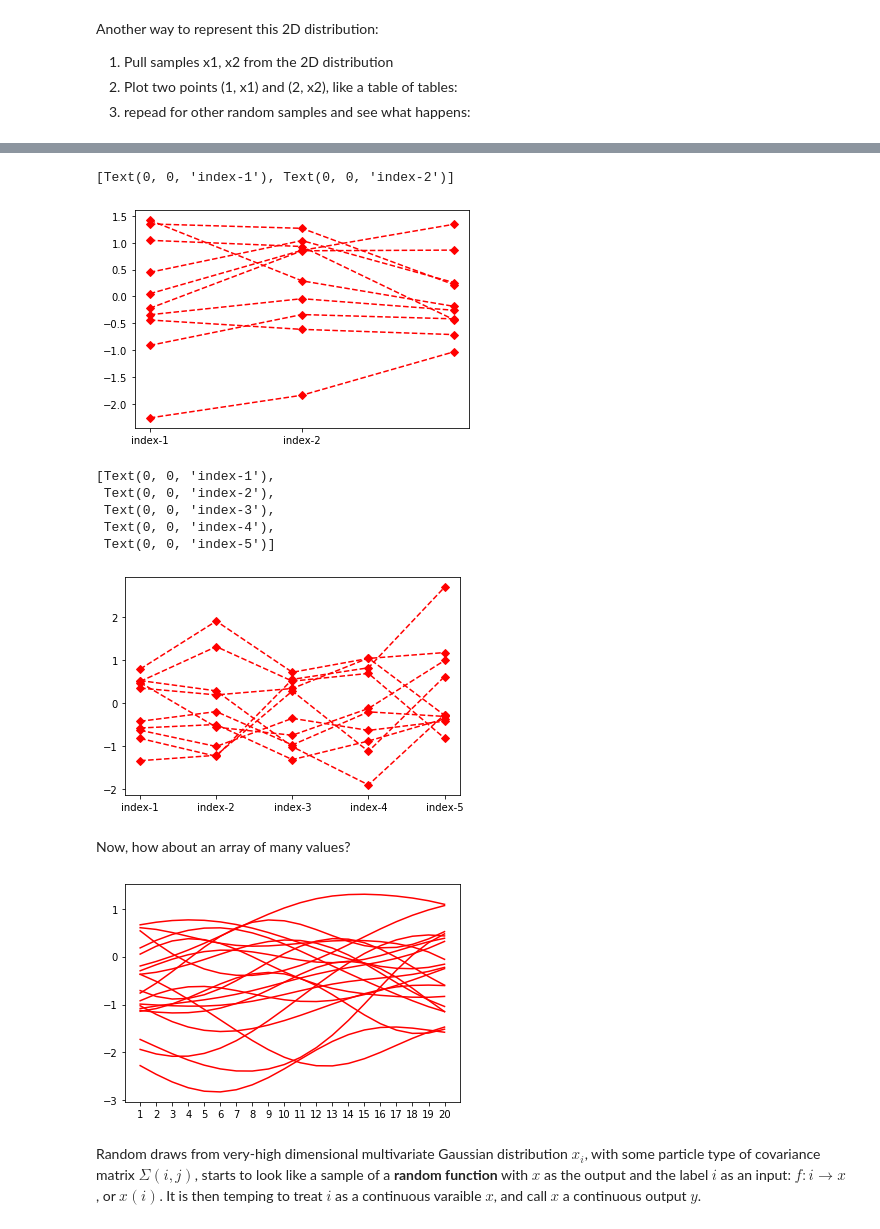
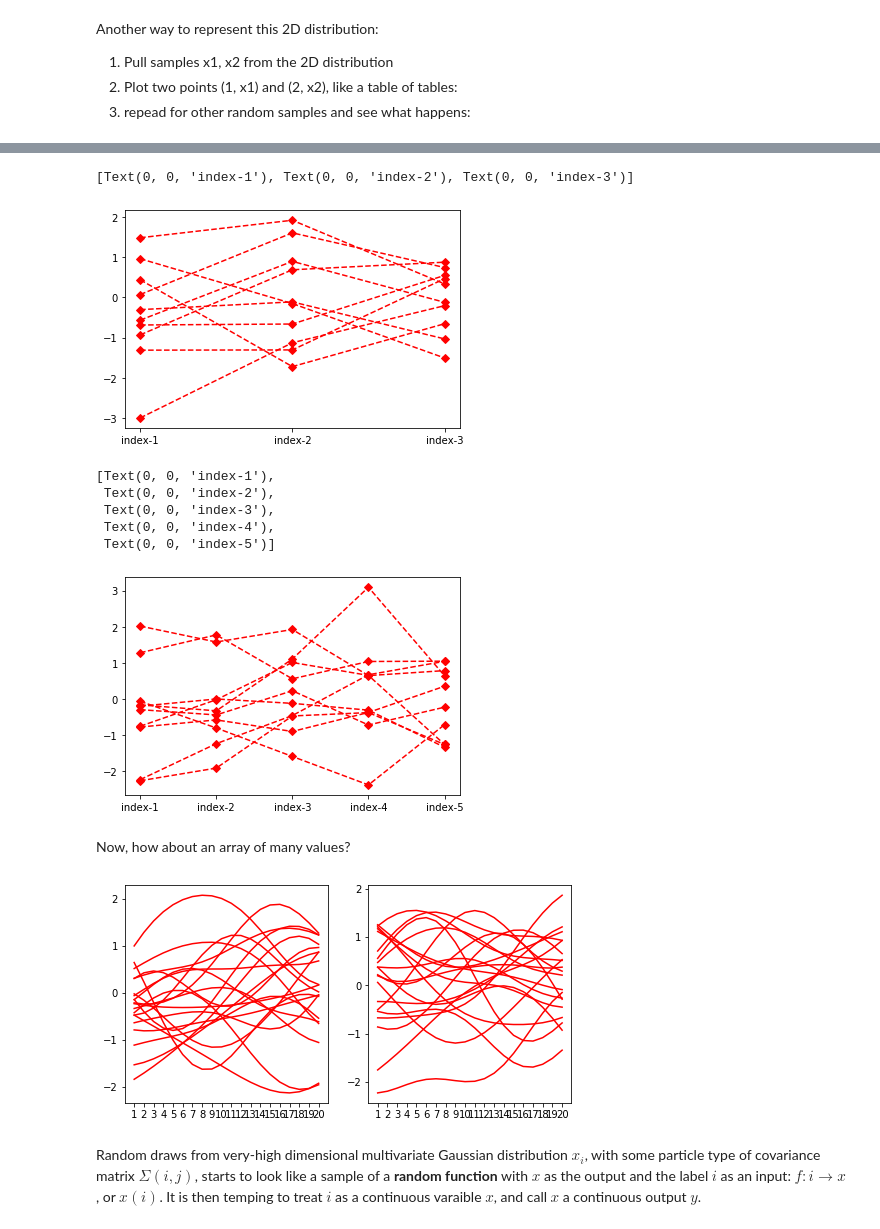
Before and after one commit to keweiyao/BayesExample, a Jupyter notebook: example.ipynb, the cells around one changed output, grey strips where cells are left out. Cells and saved outputs as stored; diff of their text form; code cells hidden in the pictures.

```diff
--- a/example.ipynb
+++ b/example.ipynb
@@ -518,12 +515,12 @@ def f(x1,x2,mu1,mu2,SigmaInverse, DetSigma):
     X = np.array([x1-mu1,x2-mu2])
     return np.exp(-0.5*np.dot(np.dot(X,SigmaInverse),X)) / np.sqrt((2*np.pi)**2 * DetSigma)
 Sigma = np.array([
-[1, .9],
-[.9, 1]
+[1, 0.8],
+[0.8, 1]
 ])
 SigmaInverse = np.linalg.inv(Sigma)
 DetSigma = np.linalg.det(Sigma)
-x = np.linspace(-5,5,101)
+x = np.linspace(-3,3,101)
 y = x
 z = np.zeros([101,101])
 for i in range(101):
@@ -544,8 +541,8 @@ Another way to represent this 2D distribution:
 # we will use the built-in multi-variate normal sampler of numpy for this example
 mean = [0,0]
 cov = np.array([
-[1, -.8],
-[-.8, 1]
+[1, -.3],
+[-0.3, 1]
 ])
 X = np.random.multivariate_normal(mean, cov, 1000)
 x1, x2 = X.T
@@ -564,20 +561,20 @@ axes[1].set_xticklabels(["index-1", "index-2"])
 # How about three values?
 mean = [0,0,0]
 cov = np.array([
-[1,  .6,  0],
-[.6,  1, .6],
-[0,  .6,  1]
+[1,  .5,  0],
+[.5,  1, .5],
+[0,  .5,  1]
 ])
 X = np.random.multivariate_normal(mean, cov, 1000)
 fig, ax = plt.subplots(1,1)
 for row in X[:10]:
     ix1, ix2, ix3 = row
     ax.plot([1,2,3],[ix1,ix2, ix3],'rD--')
-ax.set_xticks([1,2])
-ax.set_xticklabels(["index-1", "index-2"])
+ax.set_xticks([1,2,3])
+ax.set_xticklabels(["index-1", "index-2", "index-3"])
 # %% [output]
-[Text(0, 0, 'index-1'), Text(0, 0, 'index-2')]
+[Text(0, 0, 'index-1'), Text(0, 0, 'index-2'), Text(0, 0, 'index-3')]
-[figure, old version]
+[figure, new version]
 # %%
 # How about five values?
 mean = [0,0,0,0,0]
@@ -601,26 +598,40 @@ ax.set_xticklabels(["index-1", "index-2", "index-3", "index-4", "index-5"])
  Text(0, 0, 'index-3'),
  Text(0, 0, 'index-4'),
  Text(0, 0, 'index-5')]
-[figure, old version]
+[figure, new version]
 # %% [markdown]
 Now, how about an array of many values?
 # %%
 # How about five values?
 N = 20
 mean = np.zeros(N)
 cov = np.zeros([N,N])
 sigma0 = 1
 # we will parameterize how Sigma_ij dependends on i and j
+
+fig, (ax,ax2) = plt.subplots(1,2, figsize=(8,4))
 for i in range(N):
     for j in range(N):
-        cov[i,j] = sigma0**2 * np.exp(-.5*(i-j)**2/7**2)
+        abs_distance = np.abs(i-j)
+        correlation_length = 7
+        cov[i,j] = sigma0**2 * np.exp(-.5*(abs_distance/correlation_length)**2 )
 X = np.random.multivariate_normal(mean, cov, 100000)
-fig, ax = plt.subplots(1,1)
 for row in X[:20]:
     _ = ax.plot(np.arange(1,N+1),row,'r-')
 _ = ax.set_xticks(np.arange(1,N+1))
+
+for i in range(N):
+    for j in range(N):
+        abs_distance = np.abs(i-j)
+        correlation_length = 7
+        cov[i,j] = sigma0**2 * np.exp(-.5*(abs_distance/correlation_length)**2 ) # cov(i,j) ~ e^{ - .5 * |i-j|^2 / L^2}
+        #cov[i,j] = sigma0**2 *.1/( (abs_distance/correlation_length)**2 + .1 ) # cov(i,j) ~ 1/( |i-j|^2 + 1 )
+X = np.random.multivariate_normal(mean, cov, 100000)
+for row in X[:20]:
+    _ = ax2.plot(np.arange(1,N+1),row,'r-')
+_ = ax2.set_xticks(np.arange(1,N+1))
 # %% [output]
-[figure, old version]
+[figure, new version]
 # %% [markdown]
 Random draws from very-high dimensional multivariate Gaussian distribution $x_i$, with some particle type of covariance matrix $\Sigma(i,j)$, starts to look like a sample of a **random function** with $x$ as the output and the label $i$ as an input: $f: i\rightarrow x$, or $x(i)$. It is then temping to treat $i$ as a continuous varaible $x$, and call $x$ a continuous output $y$.
 # %% [markdown]
```
Also changed, not shown: parts of 28 cells of this notebook.
